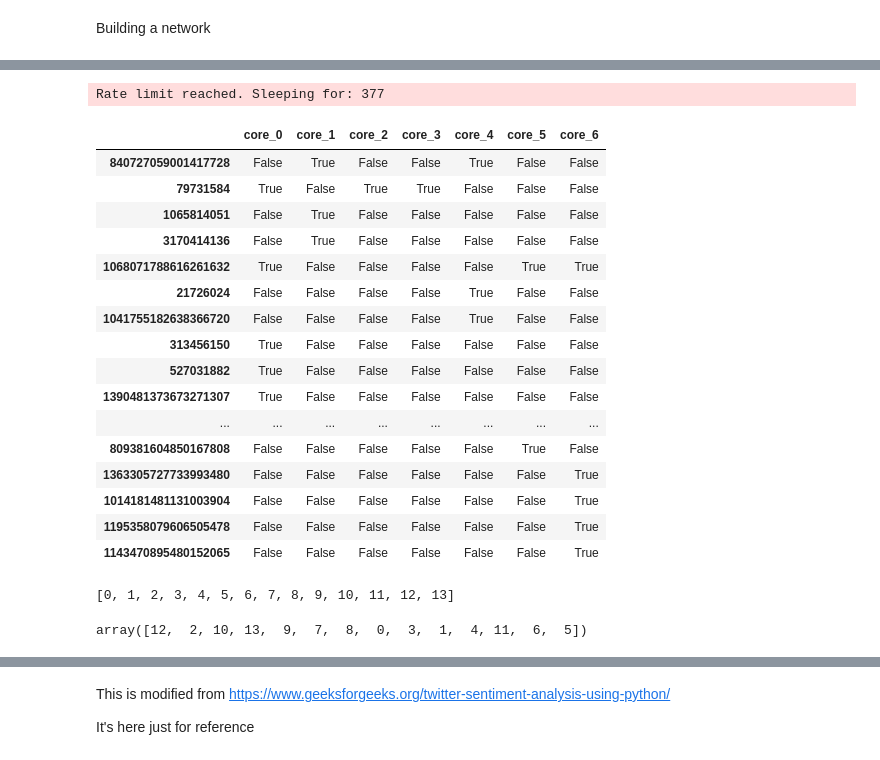
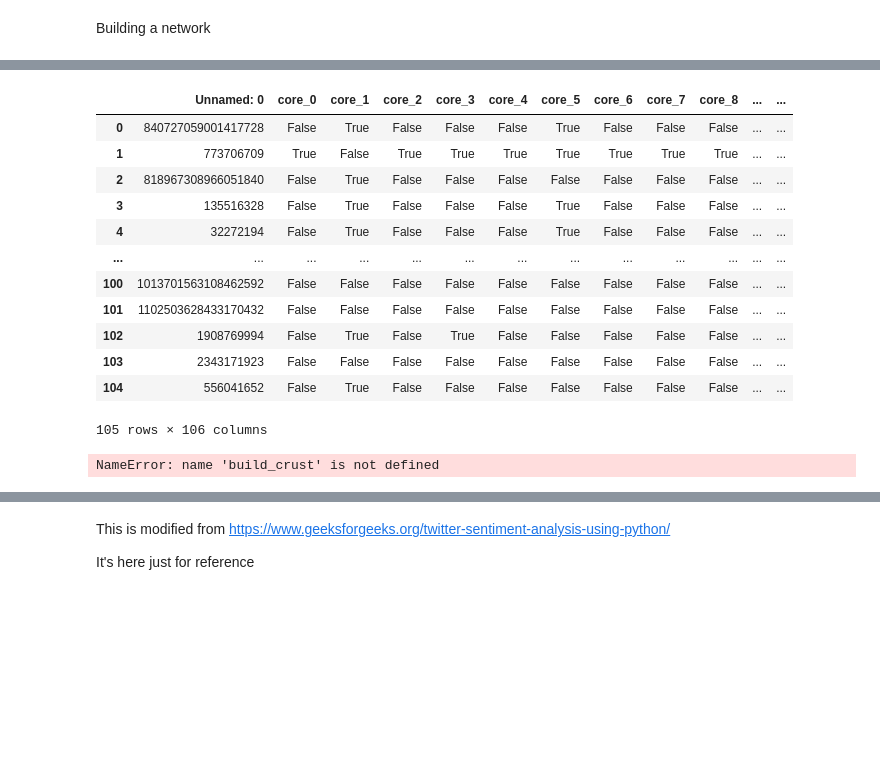
Before and after one commit to ZonovaX/SocialNetworkers, a Jupyter notebook: Messing Around/Wagner.ipynb, the cells around one changed output, grey strips where cells are left out. Saved outputs shown, nothing was run; the diff lists cells and outputs as text; code cells hidden in the pictures; blank space fills up the shorter version.

```diff
--- a/Messing Around/Wagner.ipynb
+++ b/Messing Around/Wagner.ipynb
@@ -242,0 +524,17 @@ toast_core = [840727059001417728,
+# %%
+toast_frame = pd.read_csv('erdos_full_core.csv')
+toast_frame
+# %% [output]
+|  | Unnamed: 0 | core_0 | core_1 | core_2 | core_3 | core_4 | core_5 | core_6 | core_7 | core_8 | ... | ... |
+| 0 | 840727059001417728 | False | True | False | False | False | True | False | False | False | ... | ... |
+| 1 | 773706709 | True | False | True | True | True | True | True | True | True | ... | ... |
+| 2 | 818967308966051840 | False | True | False | False | False | False | False | False | False | ... | ... |
+| 3 | 135516328 | False | True | False | False | False | True | False | False | False | ... | ... |
+| 4 | 32272194 | False | True | False | False | False | True | False | False | False | ... | ... |
+| ... | ... | ... | ... | ... | ... | ... | ... | ... | ... | ... | ... | ... |
+| 100 | 1013701563108462592 | False | False | False | False | False | False | False | False | False | ... | ... |
+| 101 | 1102503628433170432 | False | False | False | False | False | False | False | False | False | ... | ... |
+| 102 | 1908769994 | False | True | False | True | False | False | False | False | False | ... | ... |
+| 103 | 2343171923 | False | False | False | False | False | False | False | False | False | ... | ... |
+| 104 | 556041652 | False | True | False | False | False | False | False | False | False | ... | ... |
+105 rows × 106 columns
@@ -243,32 +543,5 @@ toast_core = [840727059001417728,
 # %%
-toast_crust = build_crust(toast_core, breadth=4)
+toast_crust = build_crust(toast_core, save='erdos_full_sample.csv')
 toast_crust
 # %% [output]
-Rate limit reached. Sleeping for: 377
+NameError: name 'build_crust' is not defined
-|  | core_0 | core_1 | core_2 | core_3 | core_4 | core_5 | core_6 |
-| 840727059001417728 | False | True | False | False | True | False | False |
-| 79731584 | True | False | True | True | False | False | False |
-| 1065814051 | False | True | False | False | False | False | False |
-| 3170414136 | False | True | False | False | False | False | False |
-| 1068071788616261632 | True | False | False | False | False | True | True |
-| 21726024 | False | False | False | False | True | False | False |
-| 1041755182638366720 | False | False | False | False | True | False | False |
-| 313456150 | True | False | False | False | False | False | False |
-| 527031882 | True | False | False | False | False | False | False |
-| 1390481373673271307 | True | False | False | False | False | False | False |
-| ... | ... | ... | ... | ... | ... | ... | ... |
-| 809381604850167808 | False | False | False | False | False | True | False |
-| 1363305727733993480 | False | False | False | False | False | False | True |
-| 1014181481131003904 | False | False | False | False | False | False | True |
-| 1195358079606505478 | False | False | False | False | False | False | True |
-| 1143470895480152065 | False | False | False | False | False | False | True |
-# %%
-toast = [n for n in range(14)]
-toast2 = np.random.permutation(np.array(toast))
-toast
-# %% [output]
-[0, 1, 2, 3, 4, 5, 6, 7, 8, 9, 10, 11, 12, 13]
-# %%
-toast2
-# %% [output]
-array([12,  2, 10, 13,  9,  7,  8,  0,  3,  1,  4, 11,  6,  5])
```
Also changed, not shown: parts of 13 cells of this notebook, 4 other files.
